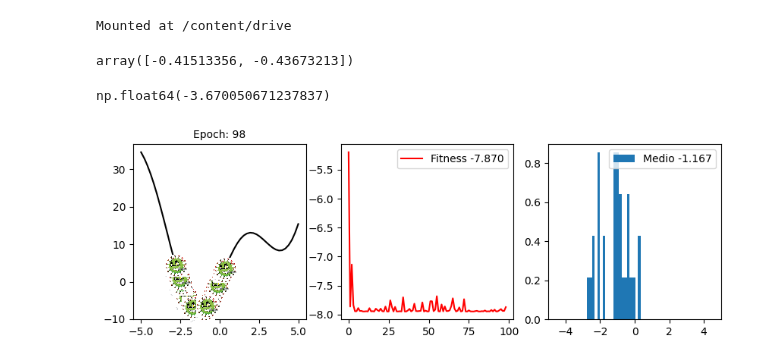
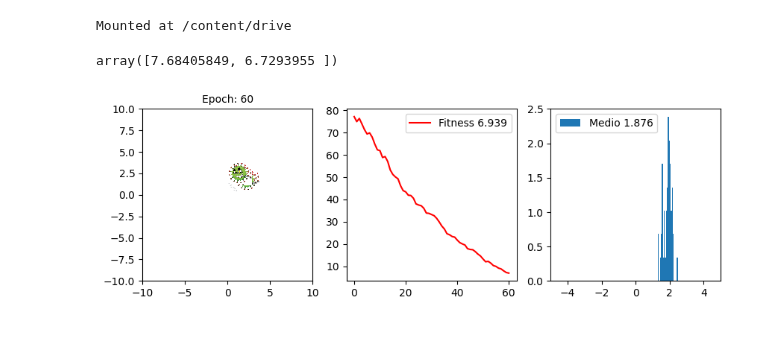
Before and after one commit to asegura4488/MetodosComputacionales2026, a Jupyter notebook: Semana14/AlgoritmoEvolutivo.ipynb, the cells around one changed output. Saved outputs shown, nothing was run; the diff lists cells and outputs as text; code cells hidden in the pictures; blank space fills up the shorter version.

```diff
--- a/Semana14/AlgoritmoEvolutivo.ipynb
+++ b/Semana14/AlgoritmoEvolutivo.ipynb
@@ -39,7 +39,7 @@ class Robot:
     self.Id = Id
 
     # La posicion del bot (gen)
-    self.r = np.random.uniform(-0.5,0.5,size=2)
+    self.r = np.random.uniform(6,8,size=2)
 
     # primera función de fitnes
     self.Fitness = self.f(*self.r)
@@ -57,30 +57,27 @@ class Robot:
 
   # Metodos de clase
   def Mutate(self):
-    self.r += np.random.normal(loc=0.,scale=self.rate)
+    self.r += np.random.normal(loc=0.,scale=self.rate, size=2)
 # %%
 f = lambda x: x**2 + 10*np.sin(x)
-f2 = lambda x,y: x**2 + 10*np.sin(x) + y**2
-rate = 1
+f2 = lambda x,y: x**2 + y**2
+rate = 0.1
 # %%
 rp = Robot(f2,rate,0)
 # %%
 rp.GetR()
 # %% [output]
-array([-0.41513356, -0.43673213])
+array([7.68405849, 6.7293955 ])
 # %%
-rp.GetFitness()
+rp.Mutate()
-# %% [output]
-np.float64(-3.670050671237837)
 # %%
 # Necesitamos muchos genes en puntos distintos de la memoria
 def GetRobots(N):
 
   Robots = []
 
-
   for i in range(N):
-    r = Robot(f,rate,i)
+    r = Robot(f2,rate,i)
     Robots.append(r)
 
   return Robots
@@ -92,7 +89,7 @@ def Genetic(Robots, epochs=100, Plot=True):
   Vector_Fitness = np.array([])
 
   # Dominio de la funcion de costo
-  t = np.linspace(-5,5,50)
+  #t = np.linspace(-5,5,50)
 
   N = int(0.8*len(Robots)) # Porcentaje de bots a la siguiente generacion
 
@@ -126,16 +123,18 @@ def Genetic(Robots, epochs=100, Plot=True):
     # Miramos el fitness del ultimo
     Vector_Fitness = np.append(Vector_Fitness, Fitness[0])
     # Posiciones
-    Posiciones = [ p.GetR() for i, p in enumerate(Robots)]
+    Posiciones = [ p.GetR()[0] for i, p in enumerate(Robots)]
 
     # Condicion para pintar
     if Plot and e%2 == 0:
       ax,ax1,ax2 = Plotter(e)
-      ax.plot(t,f(t),color='k')
+      #ax.plot(t,f(t),color='k')
 
       # Pintamos los robots
       for i, p in enumerate(Robots):
-        ax.scatter(p.GetR(),p.GetFitness(),marker='.')
+        ax.scatter(p.GetR()[0],p.GetR()[1],marker='.')
+        ax.set_xlim(-10,10)
+        ax.set_ylim(-10,10)
         #ax.text(p.GetR(),p.GetFitness(),str(p.Id))
 
         imagebox = OffsetImage(img, zoom=0.02)
@@ -143,7 +142,7 @@ def Genetic(Robots, epochs=100, Plot=True):
 
         icono = AnnotationBbox(
             imagebox,
-            (p.GetR(), p.GetFitness()),
+            (p.GetR()[0],p.GetR()[1]),
             frameon=False
             )
 
@@ -165,10 +164,10 @@ def Genetic(Robots, epochs=100, Plot=True):
 
   return Robots
 # %%
-Robots = GetRobots(30)
+Robots = GetRobots(50)
 Robots = Genetic(Robots, Plot=True)
 # %% [output]
-[figure, old version]
+[figure, new version]
 # %%
 Posiciones = [ p.GetR() for i, p in enumerate(Robots)]
 _ = plt.hist(Posiciones,bins=30,density=True,label='Medio {:.3f}'.format(np.mean(Posiciones)))
```
